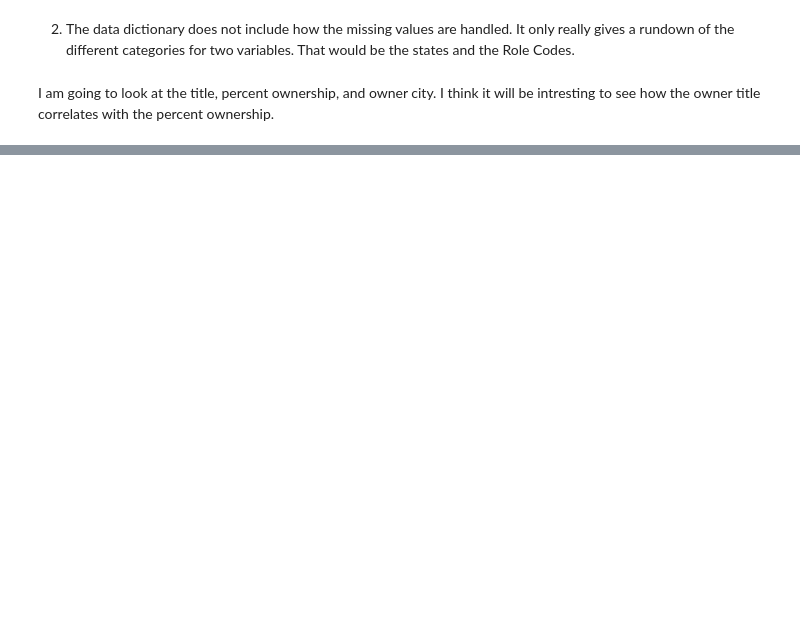
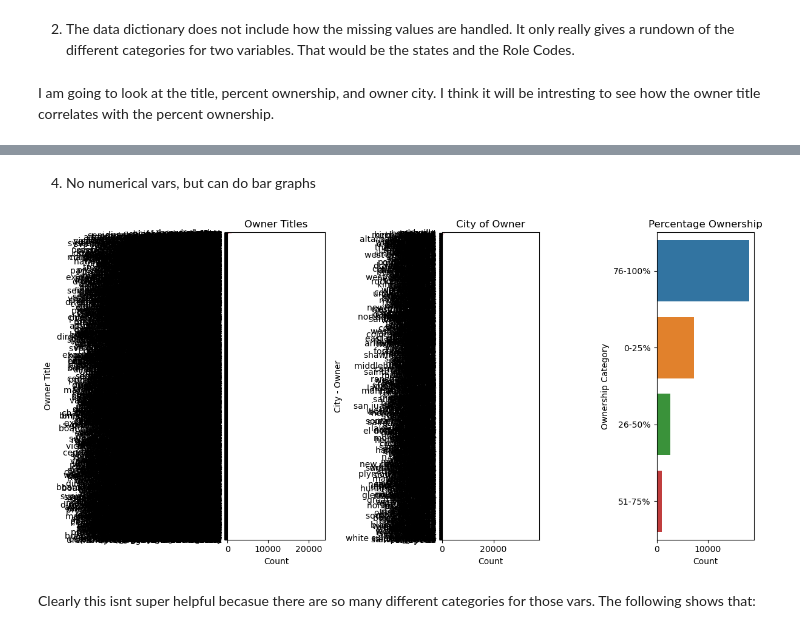
Before and after one commit to eva-butler/visualization, a Jupyter notebook: assignment/assignment.ipynb, the cells around one changed output, grey strips where cells are left out. Drawn from its saved outputs; the diff is of its cells as text; code cells hidden in the pictures; blank space fills up the shorter version.

```diff
--- a/assignment/assignment.ipynb
+++ b/assignment/assignment.ipynb
@@ -434,7 +434,7 @@ most are apartments or houses.
 # %%
 import pandas as pd
 
-data = pd.read_csv("/data/Hospital_All_Owners_2024.09.02.csv")
+data = pd.read_csv("./data/Hospital_All_Owners_2024.09.02.csv", encoding='ISO-8859-1')
 
 data.head()
 # %% [output]
@@ -457,0 +471,34 @@ data[['TITLE - OWNER', 'CITY - OWNER', 'PERCENTAGE OWNERSHIP']].head()
+# %% [markdown]
+4. No numerical vars, but can do bar graphs
+# %%
+import matplotlib.pyplot as plt
+import seaborn as sns
+
+plt.figure(figsize=(12, 6))
+
+plt.subplot(1, 3, 1)
+sns.countplot(y='TITLE - OWNER', data=data, order=data['TITLE - OWNER'].value_counts().index)
+plt.title('Owner Titles')
+plt.xlabel('Count')
+plt.ylabel('Owner Title')
+
+
+plt.subplot(1, 3, 2)
+sns.countplot(y='CITY - OWNER', data=data, order=data['CITY - OWNER'].value_counts().index)
+plt.title('City of Owner')
+plt.xlabel('Count')
+plt.ylabel('City - Owner')
+
+plt.subplot(1, 3, 3)
+data['Ownership Category'] = pd.cut(data['PERCENTAGE OWNERSHIP'], bins=[0, 25, 50, 75, 100], labels=['0-25%', '26-50%', '51-75%', '76-100%'])
+sns.countplot(y='Ownership Category', data=data, order=data['Ownership Category'].value_counts().index)
+plt.title('Percentage Ownership')
+plt.xlabel('Count')
+plt.ylabel('Ownership Category')
+
+plt.tight_layout()
+plt.show()
+# %% [output]
+[figure, added]
+# %% [markdown]
+Clearly this isnt super helpful becasue there are so many different categories for those vars. The following shows that:
```
Also changed, not shown: parts of 6 cells of this notebook.
